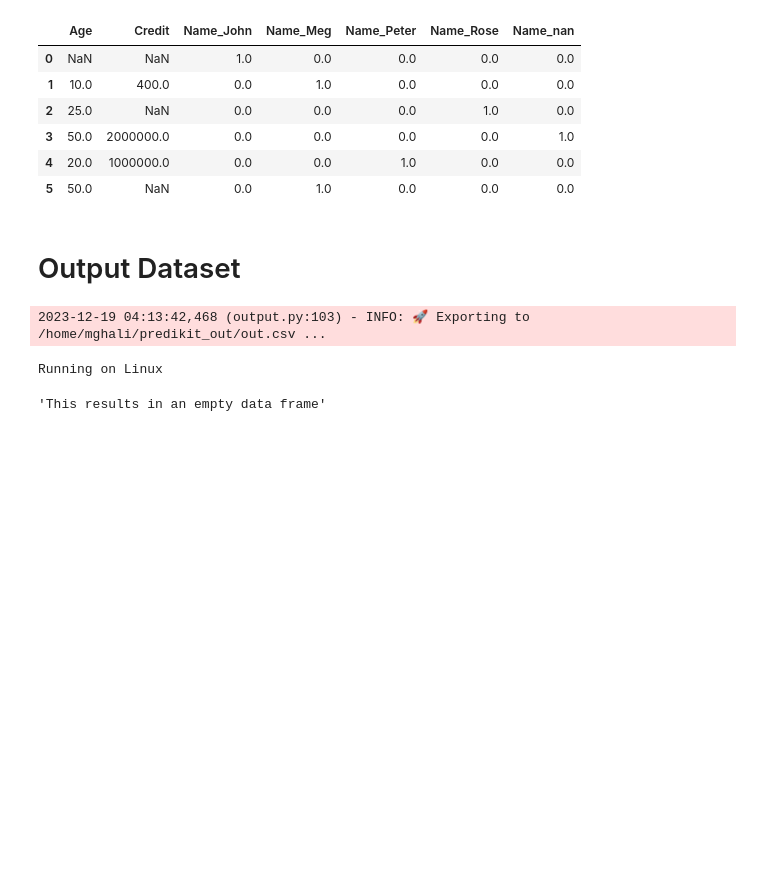
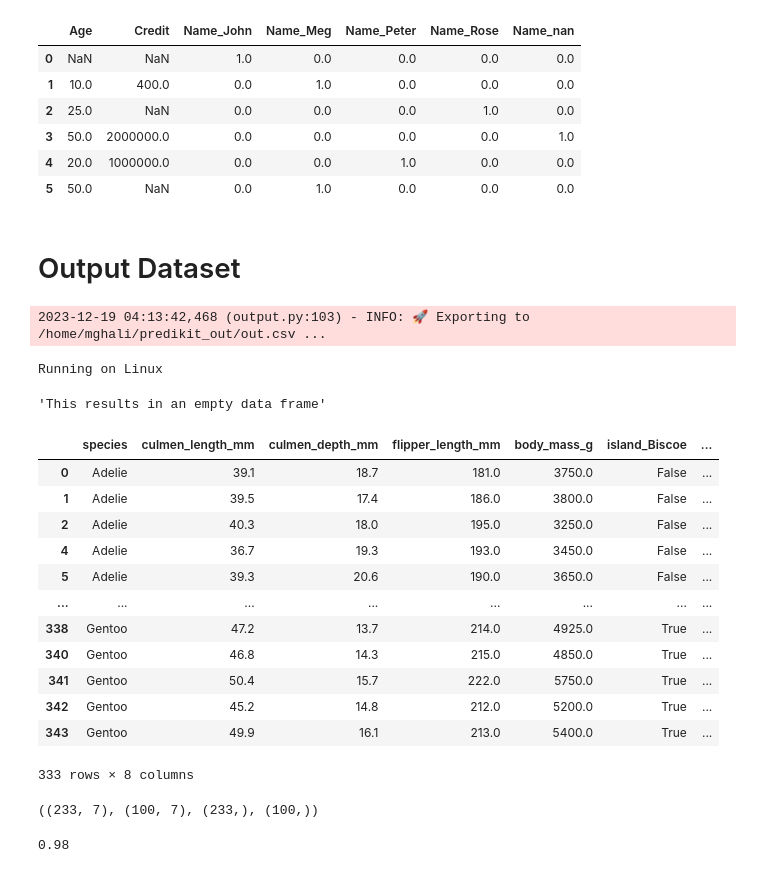
Before and after one commit to AhmedMostafa16/PrediKit, a Jupyter notebook: examples/02_Data_Preperation.ipynb, the cells around one changed output. Cells and saved outputs as stored; diff of their text form; code cells hidden in the pictures; blank space fills up the shorter version.

```diff
--- a/examples/02_Data_Preperation.ipynb
+++ b/examples/02_Data_Preperation.ipynb
@@ -537,3 +537,34 @@ result = fs.fit_transform(df, columns=["Credit", "Age"])
 unwrap_value_or_error(result)
 # %% [output]
 'This results in an empty data frame'
+# %%
+df = pd.read_csv('sample_data/penguins_size.csv')
+df.dropna(inplace= True)
+df.drop(df[df['sex'] == '.'].index, inplace= True)
+df = pd.get_dummies(df,columns=['island', 'sex'])
+df.drop(['island_Torgersen','sex_MALE'], axis= 1, inplace= True)
+input_cols = df.iloc[:,1:]
+target_col = df['species']
+df
+# %% [output]
+|  | species | culmen_length_mm | culmen_depth_mm | flipper_length_mm | body_mass_g | island_Biscoe | ... |
+| 0 | Adelie | 39.1 | 18.7 | 181.0 | 3750.0 | False | ... |
+| 1 | Adelie | 39.5 | 17.4 | 186.0 | 3800.0 | False | ... |
+| 2 | Adelie | 40.3 | 18.0 | 195.0 | 3250.0 | False | ... |
+| 4 | Adelie | 36.7 | 19.3 | 193.0 | 3450.0 | False | ... |
+| 5 | Adelie | 39.3 | 20.6 | 190.0 | 3650.0 | False | ... |
+| ... | ... | ... | ... | ... | ... | ... | ... |
+| 338 | Gentoo | 47.2 | 13.7 | 214.0 | 4925.0 | True | ... |
+| 340 | Gentoo | 46.8 | 14.3 | 215.0 | 4850.0 | True | ... |
+| 341 | Gentoo | 50.4 | 15.7 | 222.0 | 5750.0 | True | ... |
+| 342 | Gentoo | 45.2 | 14.8 | 212.0 | 5200.0 | True | ... |
+| 343 | Gentoo | 49.9 | 16.1 | 213.0 | 5400.0 | True | ... |
+333 rows × 8 columns
+# %%
+from predikit import Classifiers
+from sklearn.model_selection import train_test_split
+
+X_train, X_test, y_train, y_test = train_test_split(input_cols, target_col, test_size= 0.3, random_state=42)
+X_train.shape, X_test.shape, y_train.shape, y_test.shape
+# %% [output]
+((233, 7), (100, 7), (233,), (100,))
@@ -539,0 +574,4 @@ unwrap_value_or_error(result)
+# %%
+model.score(X_test, y_test)
+# %% [output]
+0.98
```
Also changed, not shown: parts of 1 cell of this notebook, 12 other files.
